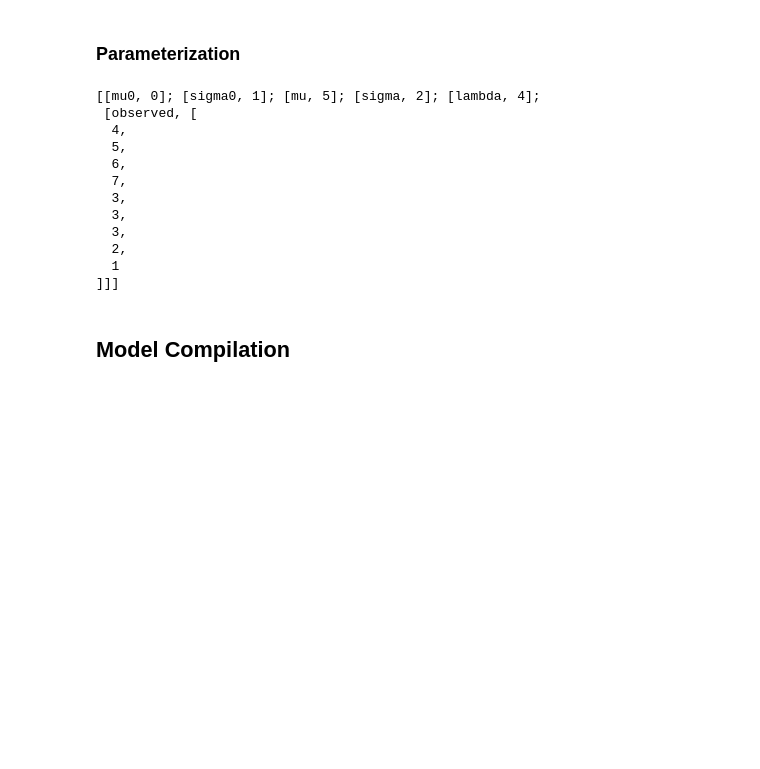
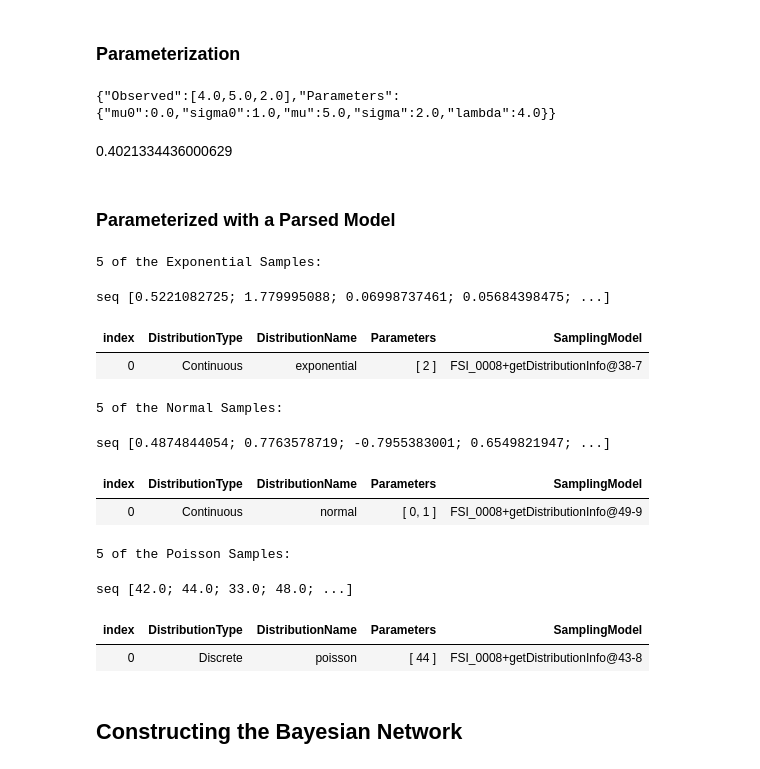
Before and after one commit to NavyaArora201301/Bayesian-Inference-in-FSharp, a Jupyter notebook: FSharpSamples.ipynb, the cells around one changed output. Cells and saved outputs as stored; diff of their text form; code cells hidden in the pictures; blank space fills up the shorter version.

Commit message:
Made significant progress upto the Bayesian Network Model.

```diff
--- a/FSharpSamples.ipynb
+++ b/FSharpSamples.ipynb
@@ -255,34 +285,36 @@ printParsedModel(model1)
 # %%
 #!fsharp
 #r "nuget: Newtonsoft.Json"
+#r "nuget: MathNet.Numerics"
 
 open System
 open System.Collections.Generic
 
+open MathNet.Numerics.Distributions
+
 open Newtonsoft.Json
 
-type ParameterList = Dictionary<string, obj>
+type Observed = float list
+
+type ParameterList =
+    { Observed : float list; Parameters : Dictionary<string, float> }
 
 let deserializeParameters (paramsAsString : string) : ParameterList =
-    JsonConvert.DeserializeObject<Dictionary<string, obj>>(paramsAsString)
+    JsonConvert.DeserializeObject<ParameterList>(paramsAsString)
 
 // Parsing parameters
-let parameters = "{mu0 : 0, sigma0 : 1, mu : 5, sigma : 2, lambda : 4, observed : [4,5,2]}"
-let deserializedParameters = deserializeParameters parameters
-printfn "%A" ( deserializedParameters |> Seq.toList )
-printfn "%A" deserializedParameters.[]
+let parameters1 = "{Parameters : {mu0 : 0, sigma0 : 1, mu : 5, sigma : 2, lambda : 4}, observed : [4,5,2]}"
+let deserializedParameters1 = deserializeParameters parameters1
+printfn "%A" ( deserializedParameters1.SerializeToJson() )
+
+let parameters2 = "{Parameters: {lambda : 2}}"
+let deserializedParameters2 = deserializeParameters parameters2
+
+// Applying the Parameters to a Distribution
+let exp = Exponential deserializedParameters2.Parameters.["lambda"]
+exp.Sample()
 # %% [output]
-[[mu0, 0]; [sigma0, 1]; [mu, 5]; [sigma, 2]; [lambda, 4];
- [observed, [
-  4,
-  5,
-  6,
-  7,
-  3,
-  3,
-  3,
-  2,
-  1
-]]]
+{"Observed":[4.0,5.0,2.0],"Parameters":{"mu0":0.0,"sigma0":1.0,"mu":5.0,"sigma":2.0,"lambda":4.0}}
+0.4021334436000629
-# %% [markdown]
-## Model Compilation
+# %% [markdown]
+### Parameterized with a Parsed Model
@@ -288,0 +387,37 @@ printfn "%A" deserializedParameters.[]
+# %%
+#!fsharp
+// Exponential.
+let exponentialModel     = "x ~ Exponential(lambda)"
+let exponentialParamList = "{Parameters: {lambda : 2, a : 2., b : 2.3 }, Observed : []}"
+let exponentialComplied  = getDistributionInfo exponentialModel exponentialParamList
+printfn "5 of the Exponential Samples: %A" (List.iter(fun (x : DistributionInfo) -> x.GetSamples(5)))
+display(exponentialComplied)
+
+// Normal.
+let normalModel     = "x ~ Normal(mu,sigma)"
+let normalParamList = "{Parameters: {mu: 0, sigma : 1. }, Observed : []}"
+let normalComplied  = getDistributionInfo normalModel normalParamList
+printfn "5 of the Normal Samples: %A" (normalComplied.[0].GetSamples(5))
+display(normalComplied)
+
+// Poisson.
+let poissonModel          = "x ~ Poisson(theta)"
+let poissonModelParamList = "{Parameters: {theta: 44}, Observed : []}"
+let poissonCompiled       = getDistributionInfo poissonModel poissonModelParamList
+printfn "5 of the Poisson Samples: %A" (poissonCompiled.[0].GetSamples(5))
+display(poissonCompiled)
+# %% [output]
+5 of the Exponential Samples:
+seq [0.5221082725; 1.779995088; 0.06998737461; 0.05684398475; ...]
+| index | DistributionType | DistributionName | Parameters | SamplingModel |
+| 0 | Continuous | exponential | [ 2 ] | FSI_0008+getDistributionInfo@38-7 |
+5 of the Normal Samples:
+seq [0.4874844054; 0.7763578719; -0.7955383001; 0.6549821947; ...]
+| index | DistributionType | DistributionName | Parameters | SamplingModel |
+| 0 | Continuous | normal | [ 0, 1 ] | FSI_0008+getDistributionInfo@49-9 |
+5 of the Poisson Samples:
+seq [42.0; 44.0; 33.0; 48.0; ...]
+| index | DistributionType | DistributionName | Parameters | SamplingModel |
+| 0 | Discrete | poisson | [ 44 ] | FSI_0008+getDistributionInfo@43-8 |
+# %% [markdown]
+## Constructing the Bayesian Network
```
Also changed, not shown: parts of 15 cells of this notebook.
